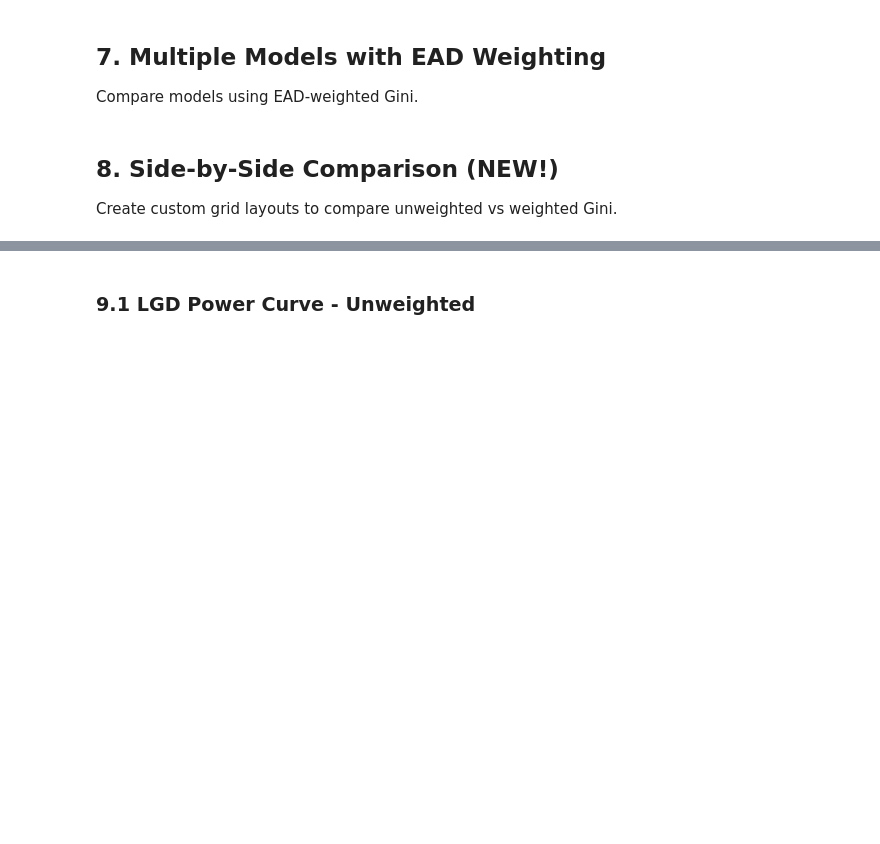
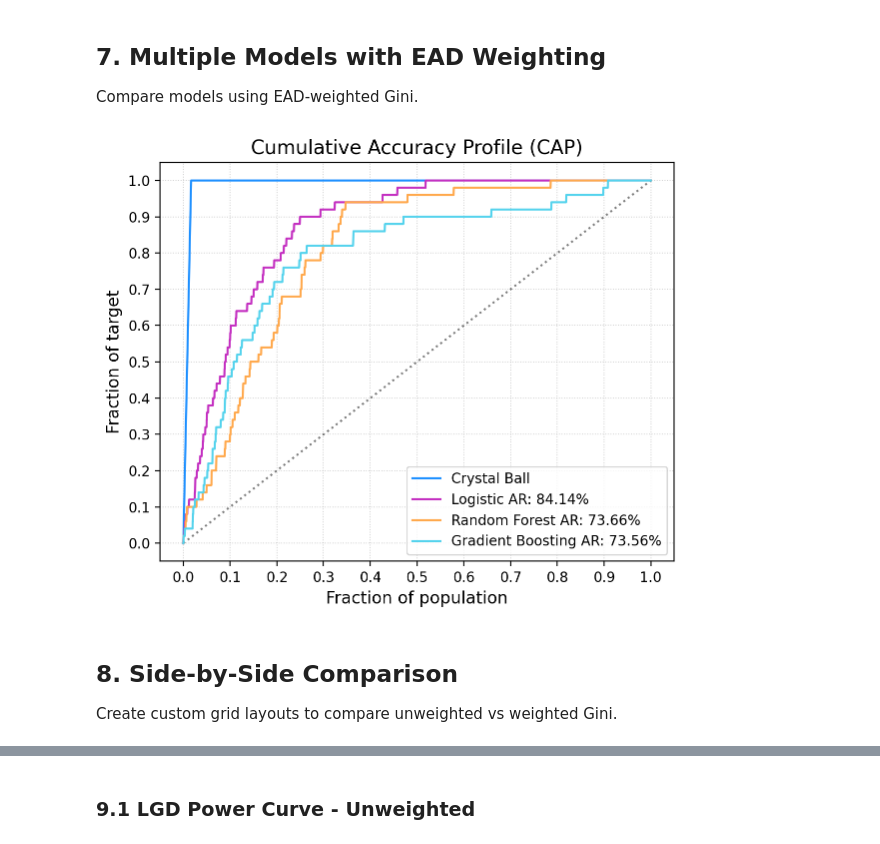
Before and after one commit to xRiskLab/fastwoe, a Jupyter notebook: examples/fastwoe_cap_curve.ipynb, the cells around one changed output, grey strips where cells are left out. Cells and saved outputs as stored; diff of their text form; code cells hidden in the pictures; blank space fills up the shorter version.

```diff
--- a/examples/fastwoe_cap_curve.ipynb
+++ b/examples/fastwoe_cap_curve.ipynb
@@ -139,21 +152,19 @@ Compare models using EAD-weighted Gini.
 # %%
 fig, ax, ginis_weighted = plot_performance(
     y_true=y_test,
     y_pred=[
         predictions["Logistic"],
         predictions["Random Forest"],
         predictions["Gradient Boosting"],
     ],
     weights=ead_test,  # ← EAD weights
     labels=["Logistic", "Random Forest", "Gradient Boosting"],
     colors=custom_colors,
 )
-
-print("\nModel Comparison (EAD-Weighted):")
-for name, g in zip(["Logistic", "Random Forest", "Gradient Boosting"], ginis_weighted):
-    print(f"  {name:20s}: Gini = {g:.4f}")
+# %% [output]
+[figure, added]
 # %% [markdown]
-## 8. Side-by-Side Comparison (NEW!)
+## 8. Side-by-Side Comparison
 
 Create custom grid layouts to compare unweighted vs weighted Gini.
 # %%
```
Also changed, not shown: parts of 17 cells of this notebook, 3 other files.
